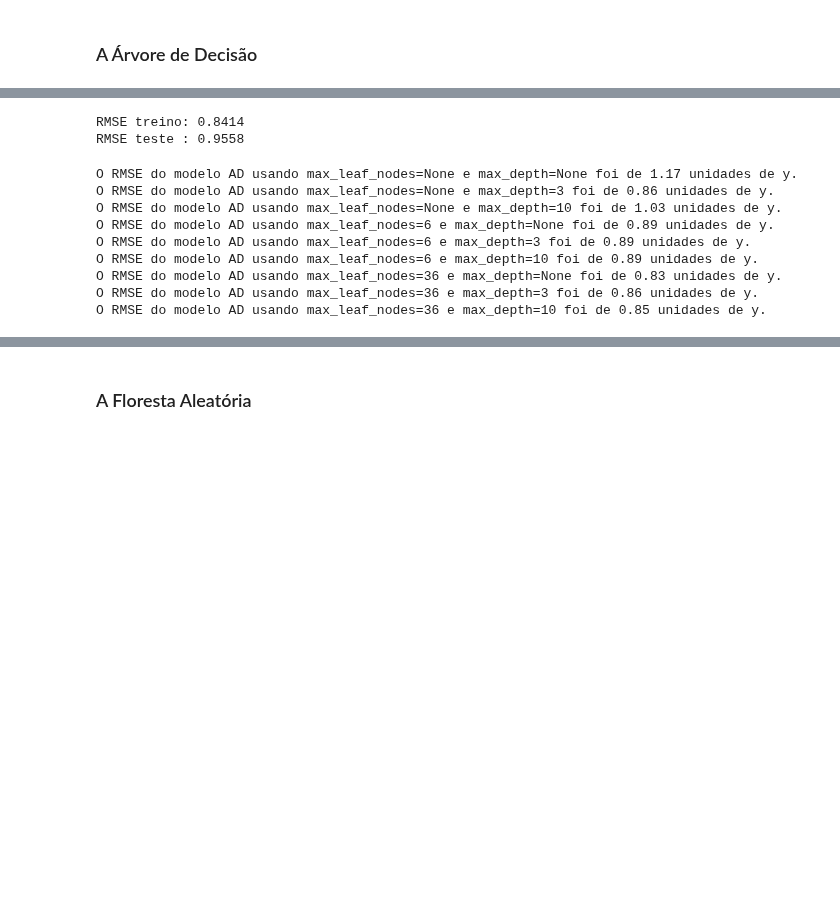
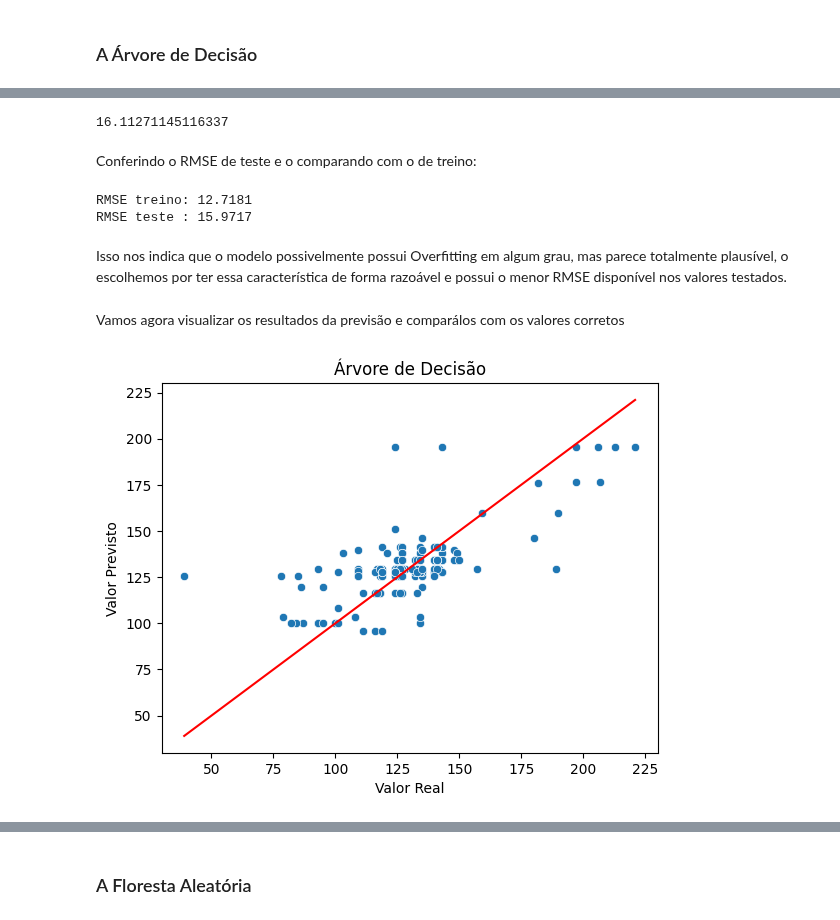
Before and after one commit to drcassar/biblioteca_real, a Jupyter notebook: Aprendizado de Máquina/Modelos de Comitê e Meta Aprendizado/T26 - Gabriel de Oliveira Paiva.ipynb, the cells around one changed output, grey strips where cells are left out. Saved outputs shown, nothing was run; the diff lists cells and outputs as text; code cells hidden in the pictures; blank space fills up the shorter version.

```diff
--- a/Aprendizado de Máquina/Modelos de Comitê e Meta Aprendizado/T26 - Gabriel de Oliveira Paiva.ipynb
+++ b/Aprendizado de Máquina/Modelos de Comitê e Meta Aprendizado/T26 - Gabriel de Oliveira Paiva.ipynb
@@ -373,43 +651,49 @@ O RMSE do modelo árvore de decisão foi de 0.9557587603687598 unidades de y.
+# %%
+modelo_arvore_individual = arvore
+
+y_previsao = modelo_arvore_individual.predict(X_teste)
+
+rmse_teste = root_mean_squared_error(
+    y_teste,
+    y_previsao_Arv
+)
+
+print(rmse_teste)
+# %% [output]
+16.11271145116337
+# %% [markdown]
+Conferindo o RMSE de teste e o comparando com o de treino:
 # %%
-from sklearn.metrics import root_mean_squared_error
-
 # Previsões
-y_pred_treino = modelo_arvore_individual.predict(X_treino)
-y_pred_teste = modelo_arvore_individual.predict(X_teste)
+y_pred_treino_Arv = modelo_arvore_individual.predict(X_treino)
+y_pred_teste_Arv = modelo_arvore_individual.predict(X_teste)
 
 # RMSE
-rmse_treino = root_mean_squared_error(y_treino, y_pred_treino)
-rmse_teste = root_mean_squared_error(y_teste, y_pred_teste)
+rmse_treino_Arv = root_mean_squared_error(y_treino, y_pred_treino_Arv)
+rmse_teste_Arv = root_mean_squared_error(y_teste, y_pred_teste_Arv)
 
-print(f"RMSE treino: {rmse_treino:.4f}")
-print(f"RMSE teste : {rmse_teste:.4f}")
+print(f"RMSE treino: {rmse_treino_Arv:.4f}")
+print(f"RMSE teste : {rmse_teste_Arv:.4f}")
 # %% [output]
-RMSE treino: 0.8414
-RMSE teste : 0.9558
+RMSE treino: 12.7181
+RMSE teste : 15.9717
-# %%
-NUM_FOLHAS = [None, 6, 36]
-NUM_PROFUNDIDADE = [None, 3, 10]
-
-for n_folhas, n_profundidade in product(NUM_FOLHAS, NUM_PROFUNDIDADE):
-    modelo = DecisionTreeRegressor(
-        max_leaf_nodes=n_folhas,
-        max_depth=n_profundidade,
-    )
-    modelo.fit(X_treino, y_treino)
-    y_verdadeiro = y_teste
-    y_previsao = modelo.predict(X_teste)
-    RMSE = root_mean_squared_error(y_verdadeiro, y_previsao)
-
-    print(
-        f"O RMSE do modelo AD usando max_leaf_nodes={n_folhas} "
-        f"e max_depth={n_profundidade} foi de {RMSE:.2f} unidades de y.")
-# %% [output]
-O RMSE do modelo AD usando max_leaf_nodes=None e max_depth=None foi de 1.17 unidades de y.
-O RMSE do modelo AD usando max_leaf_nodes=None e max_depth=3 foi de 0.86 unidades de y.
-O RMSE do modelo AD usando max_leaf_nodes=None e max_depth=10 foi de 1.03 unidades de y.
-O RMSE do modelo AD usando max_leaf_nodes=6 e max_depth=None foi de 0.89 unidades de y.
-O RMSE do modelo AD usando max_leaf_nodes=6 e max_depth=3 foi de 0.89 unidades de y.
-O RMSE do modelo AD usando max_leaf_nodes=6 e max_depth=10 foi de 0.89 unidades de y.
-O RMSE do modelo AD usando max_leaf_nodes=36 e max_depth=None foi de 0.83 unidades de y.
-O RMSE do modelo AD usando max_leaf_nodes=36 e max_depth=3 foi de 0.86 unidades de y.
-O RMSE do modelo AD usando max_leaf_nodes=36 e max_depth=10 foi de 0.85 unidades de y.
+# %% [markdown]
+Isso nos indica que o modelo possivelmente possui Overfitting em algum grau, mas parece totalmente plausível, o escolhemos por ter essa característica de forma razoável e possui o menor RMSE disponível nos valores testados.
+# %% [markdown]
+Vamos agora visualizar os resultados da previsão e comparálos com os valores corretos
+# %%
+sns.scatterplot(
+    x=y_teste,
+    y=y_pred_teste_Arv
+)
+sns.lineplot(
+    x=y_teste,
+    y=y_teste,
+    color="red"
+)
+plt.xlabel("Valor Real")
+plt.ylabel("Valor Previsto")
+plt.title("Árvore de Decisão")
+plt.show()
+# %% [output]
+[figure, added]
```
Also changed, not shown: parts of 88 cells of this notebook.
